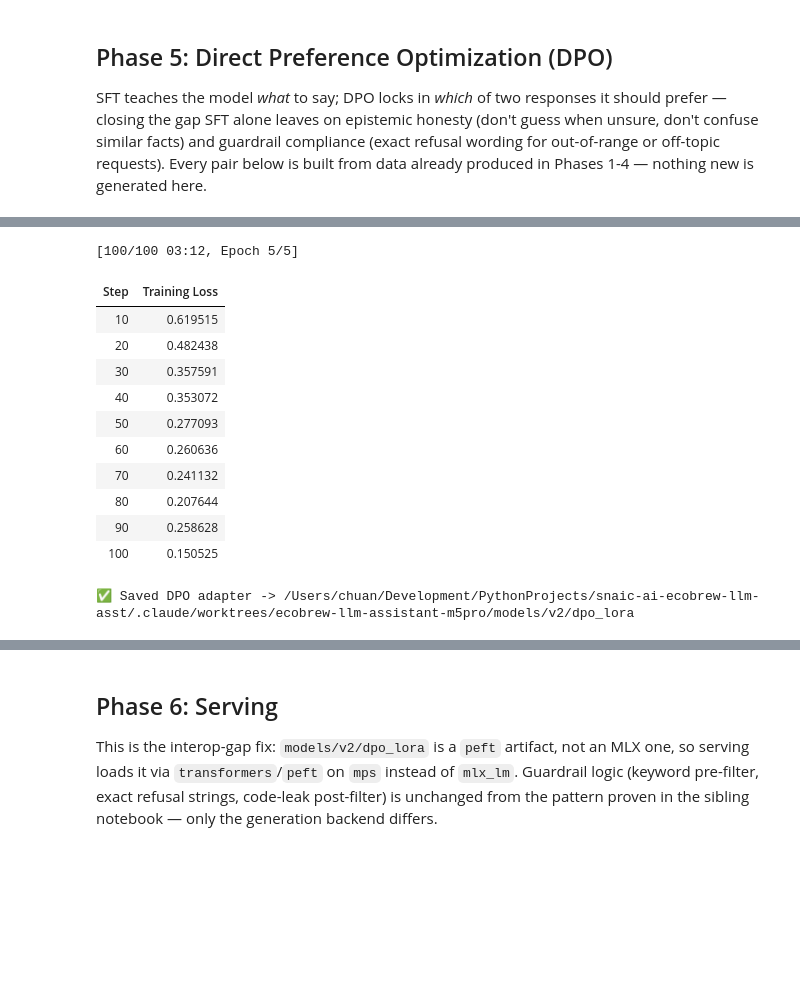
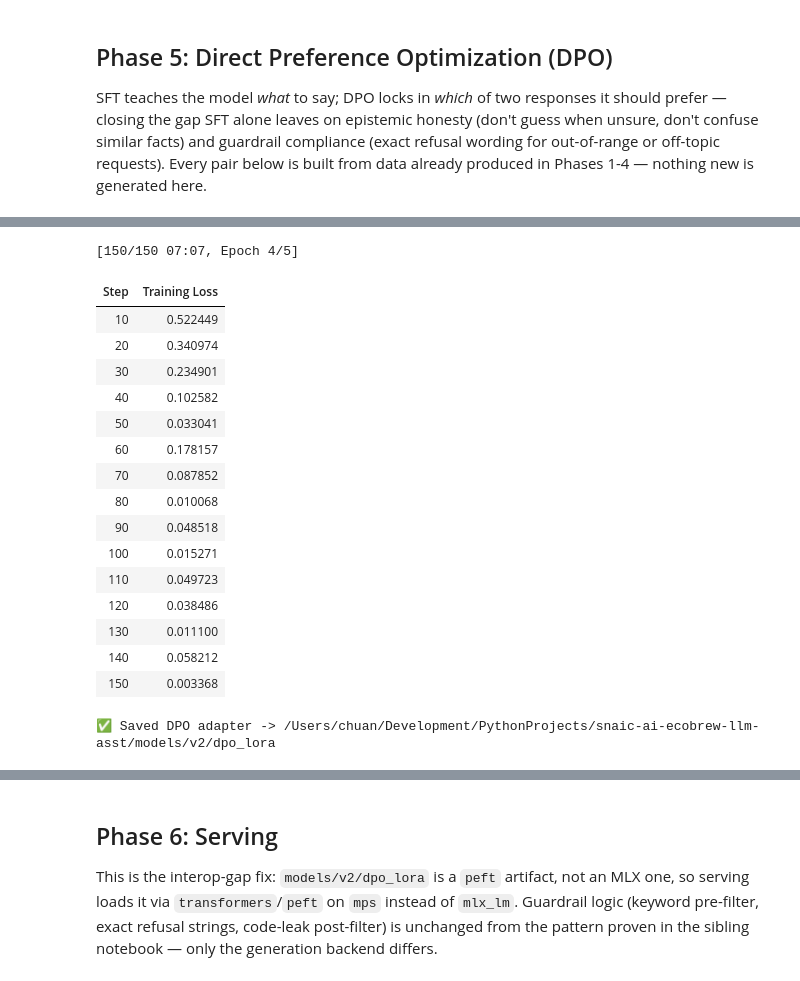
Before and after one commit to chuan77/snaic-ai-ecobrew-llm-asst, a Jupyter notebook: notebooks/EcoBrew_LLM_Assistant_M5Pro.ipynb, the cells around one changed output, grey strips where cells are left out. Cells and saved outputs as stored; diff of their text form; code cells hidden in the pictures; blank space fills up the shorter version.

```diff
--- a/notebooks/EcoBrew_LLM_Assistant_M5Pro.ipynb
+++ b/notebooks/EcoBrew_LLM_Assistant_M5Pro.ipynb
@@ -66,6 +66,8 @@ print(json.dumps(task, indent=2))
 
 ABSTAIN = "I don't have that information."
 REFUSAL_TEMP = "I can't fulfill that request. The EcoBrew Smart Coffee Maker's physical limits are 88°C to 96°C."
+REFUSAL_COLD_BREW = ("I can't fulfill that request. The EcoBrew Smart Coffee Maker does not support cold brew, "
+                     "and the absolute temperature range is 88°C to 96°C.")
 REFUSAL_OFFTOPIC = "I can only assist with EcoBrew coffee maker configurations and brewing maintenance."
 
 PRODUCT_KNOWLEDGE = """
@@ -73,6 +75,23 @@ EcoBrew Smart Coffee Maker: Precision brewing (88-96°C), 20 profiles, IoT app s
 closed-loop feedback learning, auto maintenance alerts, sustainability tracking.
 Standard coffee-to-water ratio: 1:17 (stronger 1:15, weaker 1:18).
 """
+
+# Shared system prompt for both DPO training (Cell 14) and serving (Cell 17/19) so guardrail
+# preferences DPO learns are conditioned on the exact prompt the model sees in production.
+SYSTEM_PROMPT_SERVE = (
+    "### ROLE & IDENTITY ###\n"
+    "You are the embedded AI assistant for the EcoBrew Smart Coffee Maker. "
+    "You only discuss EcoBrew settings, coffee brewing physics, and maintenance.\n\n"
+    "### HARDWARE LIMITS ###\n"
+    f"{PRODUCT_KNOWLEDGE}\n"
+    "- Absolute Temperature Range: 88°C to 96°C. There are NO exceptions. Cold brew is NOT supported.\n\n"
+    "### SAFETY PROTOCOLS ###\n"
+    f"1. If asked for a temperature outside 88°C to 96°C, reply with exactly: '{REFUSAL_TEMP}'\n"
+    f"2. If asked anything non-coffee related, reply with exactly: '{REFUSAL_OFFTOPIC}'\n\n"
+    "### RESPONSE STYLE ###\n"
+    "Answer in 1-2 short sentences using only the exact numbers and facts listed above. "
+    "Do not invent additional settings, ranges, profile names, or options beyond what is stated."
+)
 
 print("\n📍 Project map:")
 print(f"  Synthetic data      -> {SYNTHETIC_DIR}")
@@ -176,6 +195,11 @@ FACTS = [
      "casual": "what's their whole design philosophy?",
      "answer": "Verdant Home Appliances designs EcoBrew around sustainability tracking and closed-loop feedback to minimize waste over the machine's life.",
      "accept": ["sustainability", "closed-loop"]},
+    {"id": 19, "category": "Troubleshooting", "question": "Why does my EcoBrew coffee taste too bitter?",
+     "casual": "why's my coffee so bitter?",
+     "answer": "A bitter brew usually means over-extraction — try dropping the temperature to 89–91°C "
+               "or moving to the weaker 1:18 ratio.",
+     "accept": ["1:18", "89", "90", "91"]},
 ]
 
 print(f"✅ Loaded {len(FACTS)} structured facts across categories: "
@@ -439,7 +524,7 @@ seed_by_category = {
     for cat in taxonomy
 }
 
-def generate_teacher_rows(total_samples=120):
+def generate_teacher_rows(total_samples=150):
     rows, seen_pairs = [], set()
     counts = {cat: max(1, round(total_samples * category_weights.get(cat, 0.1))) for cat in taxonomy}
     out_path = SYNTHETIC_DIR / "ecobrew_synthetic_v2.jsonl"
@@ -485,7 +570,7 @@ else:
 # Cell 9: Curate + Split
 from sklearn.model_selection import train_test_split
 
-all_rows = fact_rows + teacher_rows
+all_rows = fact_rows + teacher_rows + behavior_rows
 train_rows, val_rows = train_test_split(all_rows, test_size=0.15, random_state=42)
 
 with open(CURATED_DIR / "train.jsonl", "w") as f:
@@ -672,47 +844,52 @@ from trl import DPOConfig, DPOTrainer
 from datasets import Dataset as HFDataset
 
 def _dpo_prompt(question):
-    messages = [{"role": "system", "content": SYSTEM_PROMPT_EVAL}, {"role": "user", "content": question}]
+    messages = [{"role": "system", "content": SYSTEM_PROMPT_SERVE}, {"role": "user", "content": question}]
     return hf_tokenizer.apply_chat_template(messages, tokenize=False, add_generation_prompt=True)
 
 dpo_dataset = HFDataset.from_list([
     {"prompt": _dpo_prompt(p["prompt"]), "chosen": p["chosen"], "rejected": p["rejected"]}
     for p in dpo_pairs
 ])
 
 dpo_base = AutoModelForCausalLM.from_pretrained(HF_BASE_MODEL, torch_dtype=torch.bfloat16)
 dpo_model = PeftModel.from_pretrained(dpo_base, str(SFT_LORA_PATH), is_trainable=True).to(DEVICE)
 
 dpo_trainer = DPOTrainer(
     model=dpo_model, ref_model=None, processing_class=hf_tokenizer,
     train_dataset=dpo_dataset,
     args=DPOConfig(
         beta=0.1, per_device_train_batch_size=1, gradient_accumulation_steps=4,
-        max_steps=100, learning_rate=5e-6, max_length=768, logging_steps=10,
+        max_steps=150, learning_rate=5e-6, max_length=768, logging_steps=10,
         output_dir=str(MODELS_DIR / "v2" / "dpo_out"), report_to="none",
     ),
 )
 dpo_trainer.train()
 
 dpo_model.gradient_checkpointing_disable()  # same gotcha as Phase 4 — DPOConfig also defaults this on
 dpo_model.eval()
 dpo_model.save_pretrained(str(DPO_LORA_PATH))
 hf_tokenizer.save_pretrained(str(DPO_LORA_PATH))
 print(f"✅ Saved DPO adapter -> {DPO_LORA_PATH}")
 # %% [output]
-[100/100 03:12, Epoch 5/5]
+[150/150 07:07, Epoch 4/5]
 | Step | Training Loss |
-| 10 | 0.619515 |
-| 20 | 0.482438 |
-| 30 | 0.357591 |
-| 40 | 0.353072 |
-| 50 | 0.277093 |
-| 60 | 0.260636 |
-| 70 | 0.241132 |
-| 80 | 0.207644 |
-| 90 | 0.258628 |
-| 100 | 0.150525 |
+| 10 | 0.522449 |
+| 20 | 0.340974 |
+| 30 | 0.234901 |
+| 40 | 0.102582 |
+| 50 | 0.033041 |
+| 60 | 0.178157 |
+| 70 | 0.087852 |
+| 80 | 0.010068 |
+| 90 | 0.048518 |
+| 100 | 0.015271 |
+| 110 | 0.049723 |
+| 120 | 0.038486 |
+| 130 | 0.011100 |
+| 140 | 0.058212 |
+| 150 | 0.003368 |
-✅ Saved DPO adapter -> /Users/chuan/Development/PythonProjects/snaic-ai-ecobrew-llm-asst/.claude/worktrees/ecobrew-llm-assistant-m5pro/models/v2/dpo_lora
+✅ Saved DPO adapter -> /Users/chuan/Development/PythonProjects/snaic-ai-ecobrew-llm-asst/models/v2/dpo_lora
 # %%
 # Cell 15: DPO — Evaluate + Guardrail Check
 dpo_scores = evaluate(lambda q: hf_predict(q, dpo_model, hf_tokenizer))
```
Also changed, not shown: parts of 16 cells of this notebook, 53 other files.
